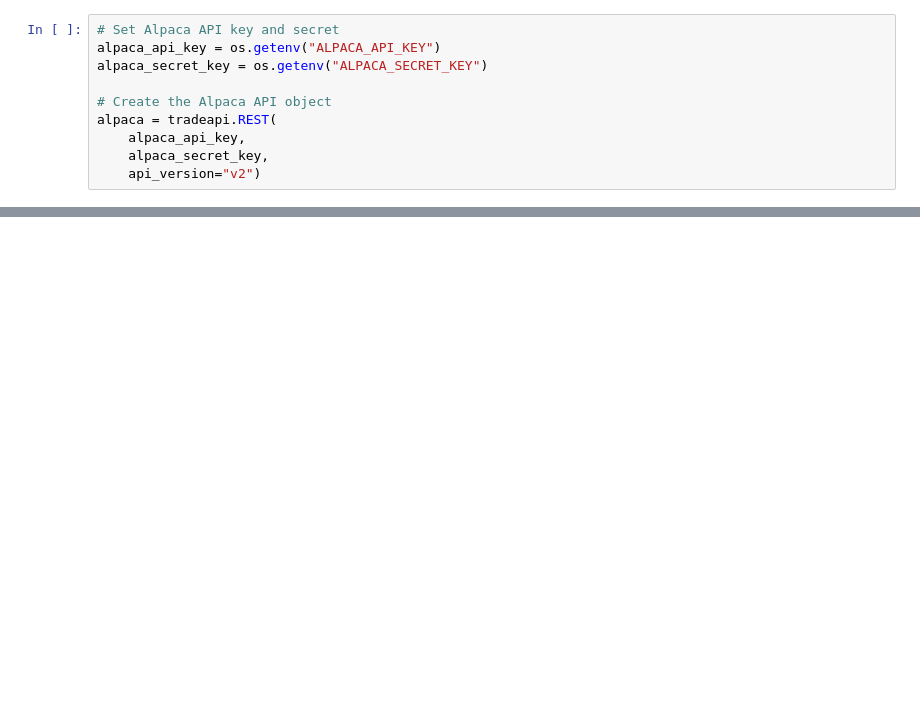
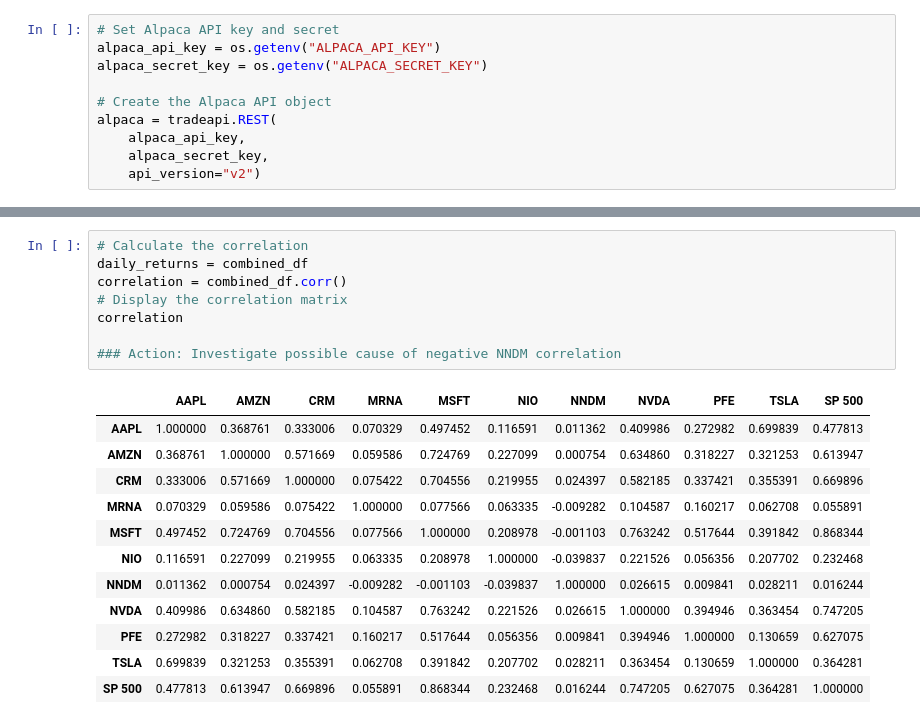
Before and after one commit to nipune/Most-Traded-International-Shares, a Jupyter notebook: Project1-KL.ipynb, the cells around one changed output, grey strips where cells are left out. Drawn from its saved outputs; the diff is of its cells as text; blank space fills up the shorter version.

```diff
--- a/Project1-KL.ipynb
+++ b/Project1-KL.ipynb
@@ -309,0 +297,21 @@ growth_annually
+# %%
+# Calculate the correlation
+daily_returns = combined_df
+correlation = combined_df.corr()
+# Display the correlation matrix
+correlation
+
+### Action: Investigate possible cause of negative NNDM correlation
+# %% [output]
+|  | AAPL | AMZN | CRM | MRNA | MSFT | NIO | NNDM | NVDA | PFE | TSLA | SP 500 |
+| AAPL | 1.000000 | 0.368761 | 0.333006 | 0.070329 | 0.497452 | 0.116591 | 0.011362 | 0.409986 | 0.272982 | 0.699839 | 0.477813 |
+| AMZN | 0.368761 | 1.000000 | 0.571669 | 0.059586 | 0.724769 | 0.227099 | 0.000754 | 0.634860 | 0.318227 | 0.321253 | 0.613947 |
+| CRM | 0.333006 | 0.571669 | 1.000000 | 0.075422 | 0.704556 | 0.219955 | 0.024397 | 0.582185 | 0.337421 | 0.355391 | 0.669896 |
+| MRNA | 0.070329 | 0.059586 | 0.075422 | 1.000000 | 0.077566 | 0.063335 | -0.009282 | 0.104587 | 0.160217 | 0.062708 | 0.055891 |
+| MSFT | 0.497452 | 0.724769 | 0.704556 | 0.077566 | 1.000000 | 0.208978 | -0.001103 | 0.763242 | 0.517644 | 0.391842 | 0.868344 |
+| NIO | 0.116591 | 0.227099 | 0.219955 | 0.063335 | 0.208978 | 1.000000 | -0.039837 | 0.221526 | 0.056356 | 0.207702 | 0.232468 |
+| NNDM | 0.011362 | 0.000754 | 0.024397 | -0.009282 | -0.001103 | -0.039837 | 1.000000 | 0.026615 | 0.009841 | 0.028211 | 0.016244 |
+| NVDA | 0.409986 | 0.634860 | 0.582185 | 0.104587 | 0.763242 | 0.221526 | 0.026615 | 1.000000 | 0.394946 | 0.363454 | 0.747205 |
+| PFE | 0.272982 | 0.318227 | 0.337421 | 0.160217 | 0.517644 | 0.056356 | 0.009841 | 0.394946 | 1.000000 | 0.130659 | 0.627075 |
+| TSLA | 0.699839 | 0.321253 | 0.355391 | 0.062708 | 0.391842 | 0.207702 | 0.028211 | 0.363454 | 0.130659 | 1.000000 | 0.364281 |
+| SP 500 | 0.477813 | 0.613947 | 0.669896 | 0.055891 | 0.868344 | 0.232468 | 0.016244 | 0.747205 | 0.627075 | 0.364281 | 1.000000 |
```
Also changed, not shown: parts of 63 cells of this notebook, 4 other files.
